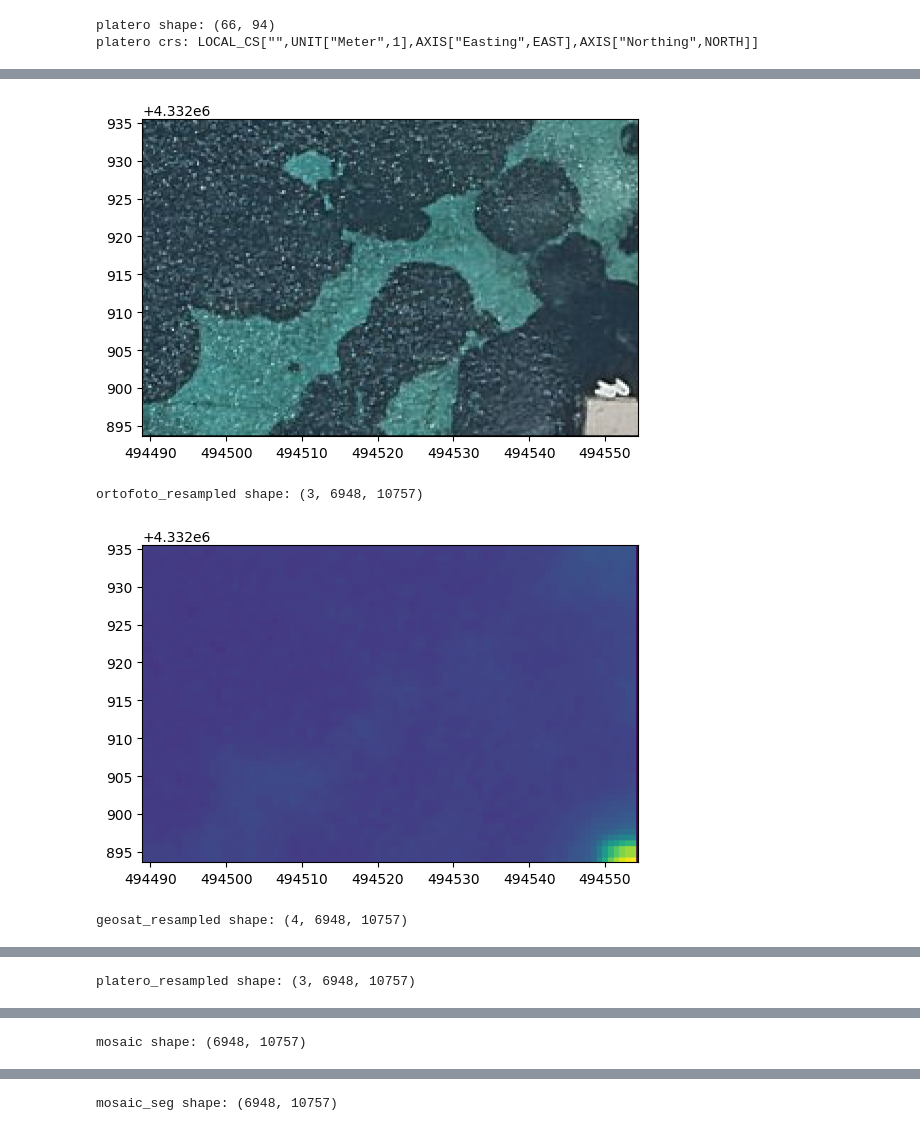
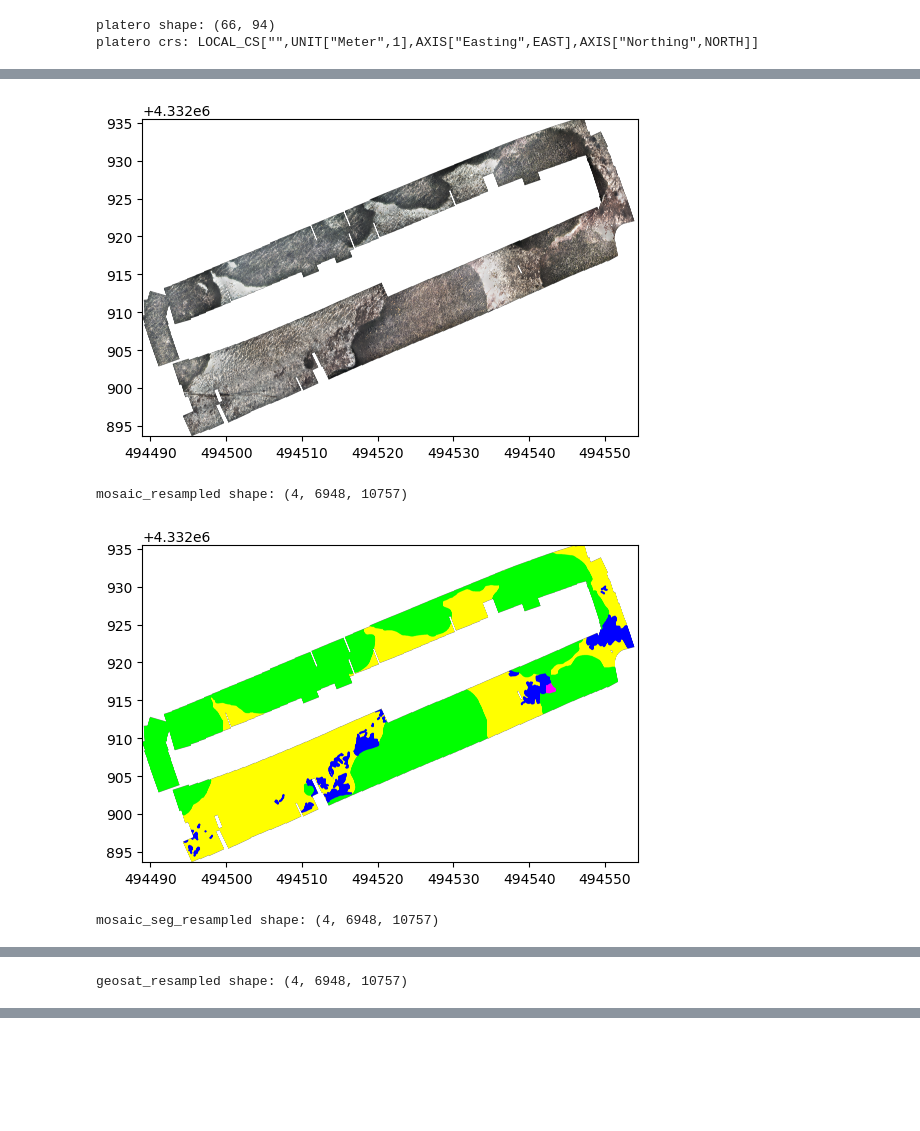
Before and after one commit to srv/opencosmos, a Jupyter notebook: opencosmos.ipynb, the cells around one changed output, grey strips where cells are left out. Saved outputs shown, nothing was run; the diff lists cells and outputs as text; code cells hidden in the pictures; blank space fills up the shorter version.

```diff
--- a/opencosmos.ipynb
+++ b/opencosmos.ipynb
@@ -139,40 +155,42 @@ platero_clip shape: (3, 8, 13)
 # %%
 ## RESAMPLE ##
 
 from rasterio.warp import reproject, Resampling
 import rasterio.plot
 import numpy as np
 
 target_transform = mosaic_tif.transform
 target_crs = mosaic_tif.crs
-target_height = mosaic_tif.height
-target_width = mosaic_tif.width
+target_height = mosaic_clip.shape[1]
+target_width = mosaic_clip.shape[2]
 
-ortofoto_resampled = np.empty((ortofoto_tif.count, target_height, target_width), dtype=ortofoto_clip.dtype)
-reproject(source=ortofoto_clip, destination=ortofoto_resampled, src_transform=ortofoto_clip_transform,
+## resample mosaic to 0.25 and others
+
+mosaic_resampled = np.empty((mosaic_tif.count, target_height, target_width), dtype=mosaic_clip.dtype)
+reproject(source=mosaic_clip, destination=mosaic_resampled, src_transform=mosaic_clip_transform,
     src_crs=target_crs, dst_transform=target_transform, dst_crs=target_crs, resampling=Resampling.nearest)
-rasterio.plot.show(ortofoto_resampled, transform=mosaic_tif.transform)
-print("ortofoto_resampled shape:", ortofoto_resampled.shape)
+rasterio.plot.show(mosaic_resampled, transform=mosaic_tif.transform)
+print("mosaic_resampled shape:", mosaic_resampled.shape)
+
+mosaic_seg_resampled = np.empty((mosaic_seg_tif.count, target_height, target_width), dtype=mosaic_seg_clip.dtype)
+reproject(source=mosaic_seg_clip, destination=mosaic_seg_resampled, src_transform=mosaic_seg_clip_transform,
+    src_crs=target_crs, dst_transform=target_transform, dst_crs=target_crs, resampling=Resampling.nearest)
+rasterio.plot.show(mosaic_seg_resampled, transform=mosaic_tif.transform)
+print("mosaic_seg_resampled shape:", mosaic_seg_resampled.shape)
 
 geosat_resampled = np.empty((geosat_tif.count, target_height, target_width), dtype=geosat_clip.dtype)
 reproject(source=geosat_clip, destination=geosat_resampled, src_transform=geosat_clip_transform,
     src_crs=geosat_tif.crs, dst_transform=target_transform, dst_crs=target_crs, resampling=Resampling.nearest)
 rasterio.plot.show(geosat_resampled[1], transform=mosaic_tif.transform)
 print("geosat_resampled shape:", geosat_resampled.shape)
 
-platero_resampled = np.empty((platero_tif.count, target_height, target_width), dtype=platero_clip.dtype)
-reproject(source=platero_clip, destination=platero_resampled, src_transform=platero_clip_transform,
-    src_crs=platero_tif.crs, dst_transform=target_transform, dst_crs=target_crs, resampling=Resampling.nearest)
-rasterio.plot.show(platero_resampled, transform=mosaic_tif.transform)
-print("platero_resampled shape:", platero_resampled.shape)
-
-rasterio.plot.show(mosaic_tif)
-print("mosaic shape:", mosaic_tif.shape)
-
-rasterio.plot.show(mosaic_seg_tif)
-print("mosaic_seg shape:", mosaic_seg_tif.shape)
+# platero_resampled = np.empty((platero_tif.count, target_height, target_width), dtype=platero_clip.dtype)
+# reproject(source=platero_clip, destination=platero_resampled, src_transform=platero_clip_transform,
+#     src_crs=platero_tif.crs, dst_transform=target_transform, dst_crs=target_crs, resampling=Resampling.nearest)
+# rasterio.plot.show(platero_resampled, transform=mosaic_tif.transform)
+# print("platero_resampled shape:", platero_resampled.shape)
 # %% [output]
-[figure, old version]
+[figure, new version]
-ortofoto_resampled shape: (3, 6948, 10757)
+mosaic_resampled shape: (4, 6948, 10757)
-[figure, old version]
+[figure, new version]
-geosat_resampled shape: (4, 6948, 10757)
+mosaic_seg_resampled shape: (4, 6948, 10757)
@@ -180 +198 @@ geosat_resampled shape: (4, 6948, 10757)
-platero_resampled shape: (3, 6948, 10757)
+geosat_resampled shape: (4, 6948, 10757)
@@ -182 +198,0 @@ platero_resampled shape: (3, 6948, 10757)
-mosaic shape: (6948, 10757)
@@ -184 +198,0 @@ mosaic shape: (6948, 10757)
-mosaic_seg shape: (6948, 10757)
```
Also changed, not shown: parts of 7 cells of this notebook.
